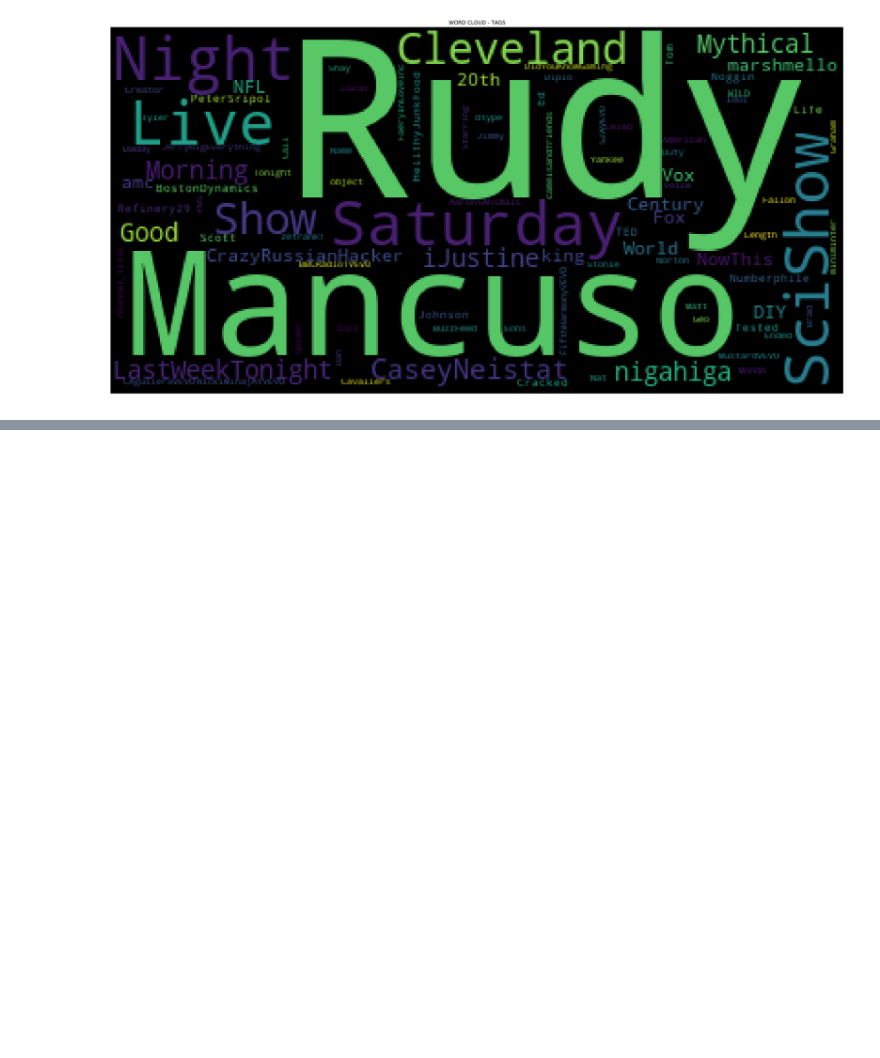
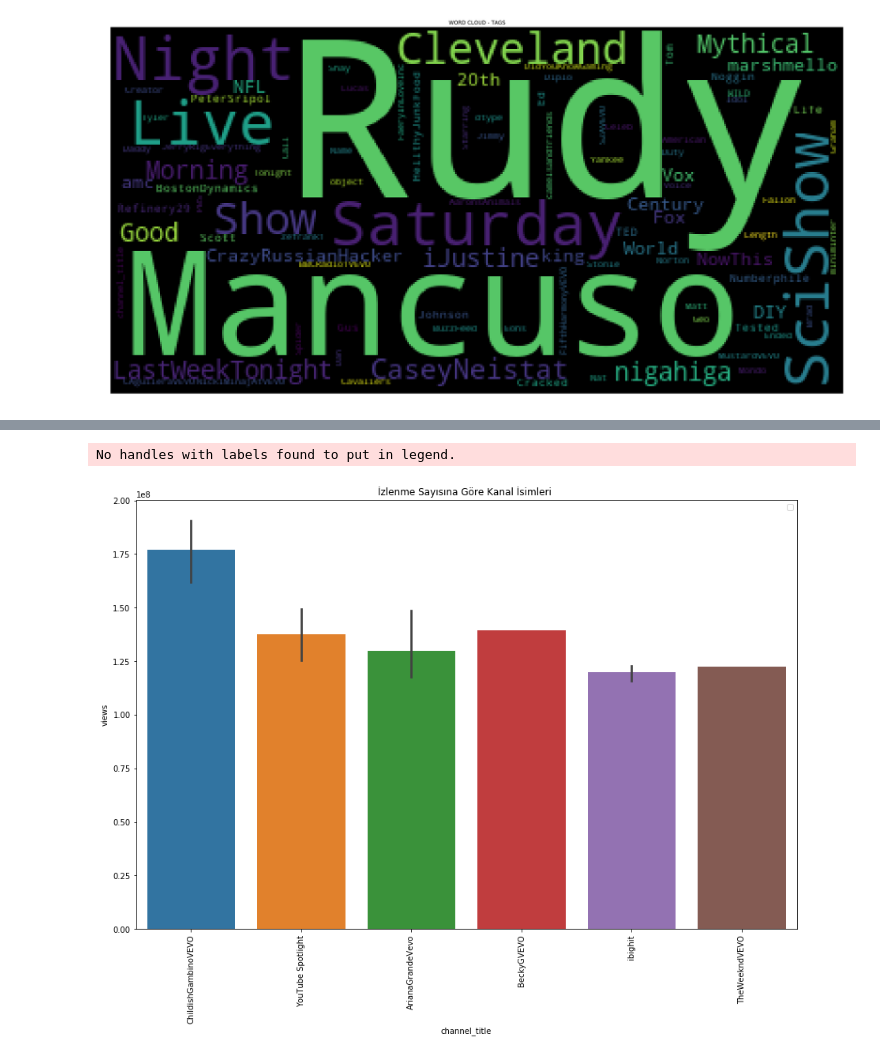
Before and after one commit to hamdidamar/Data-Science-Project, a Jupyter notebook: Youtube_Analysis/Youtube_Analysis_US.ipynb, the cells around one changed output, grey strips where cells are left out. Saved outputs shown, nothing was run; the diff lists cells and outputs as text; code cells hidden in the pictures; blank space fills up the shorter version.

```diff
--- a/Youtube_Analysis/Youtube_Analysis_US.ipynb
+++ b/Youtube_Analysis/Youtube_Analysis_US.ipynb
@@ -82,0 +128,12 @@ plt.show()
+# %%
+new_index = usa['views'].sort_values(ascending = False).index.values
+sorted_data = usa.reindex(new_index)
+plt.figure(figsize = (15,10))
+sns.barplot(x = sorted_data['channel_title'].head(30) , y = sorted_data['views'].head(30),data = usa)
+plt.xticks(Rotation = 90)
+plt.legend(loc = 'upper right')
+plt.title('İzlenme Sayısına Göre Kanal İsimleri ')
+plt.show()
+# %% [output]
+No handles with labels found to put in legend.
+[figure, added]
```
Also changed, not shown: parts of 4 cells of this notebook.
